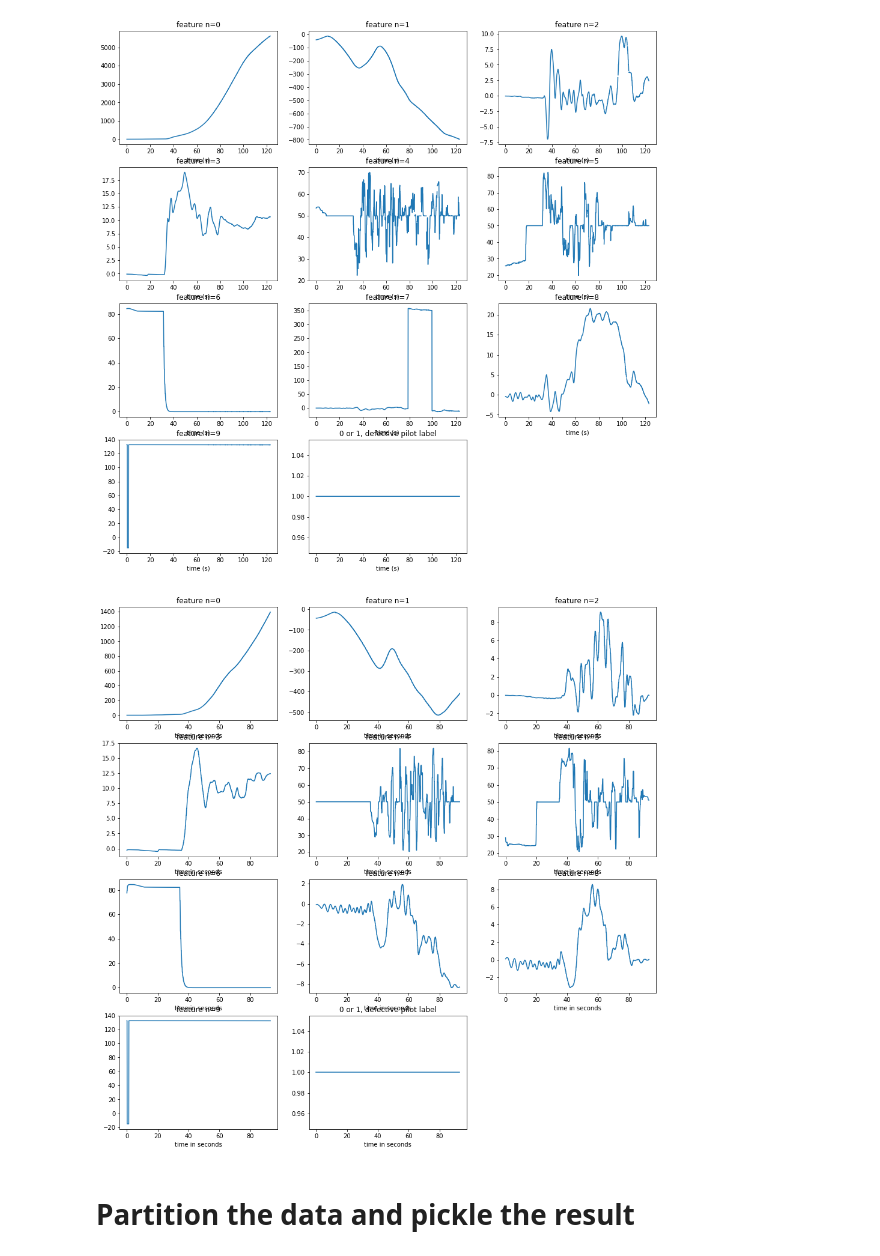
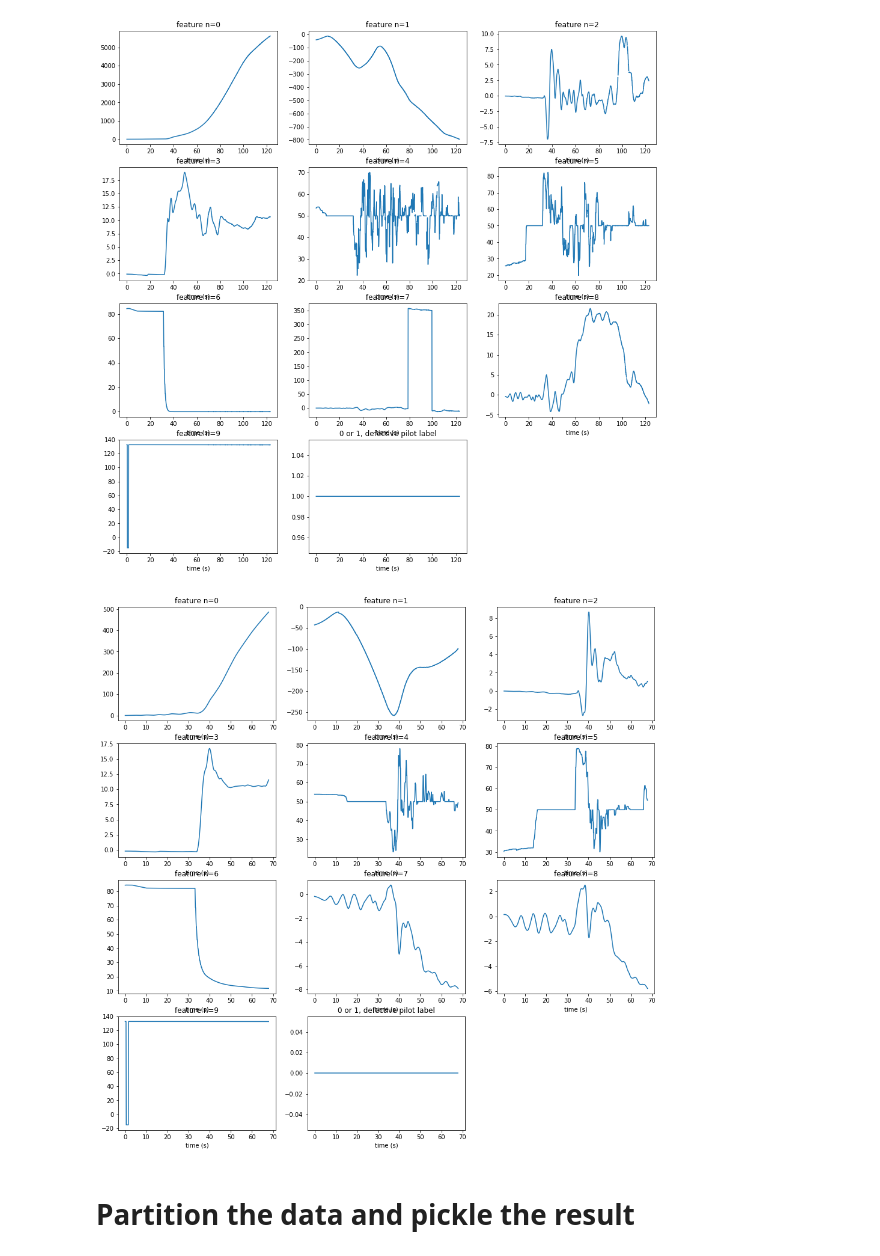
Before and after one commit to dcxSt/defective_pilot, a Jupyter notebook: data/visualise_features_and_partition_data.ipynb, the cells around one changed output. Cells and saved outputs as stored; diff of their text form; code cells hidden in the pictures.

```diff
--- a/data/visualise_features_and_partition_data.ipynb
+++ b/data/visualise_features_and_partition_data.ipynb
@@ -145,9 +145,9 @@ disp_features(409)
 # %% [output]
 [figure]
 # %%
-disp_features(401)
+disp_features(101)
 # %% [output]
-[figure, old version]
+[figure, new version]
 # %% [markdown]
 # Partition the data and pickle the result
 # %%
```
Also changed, not shown: 1 other file.
